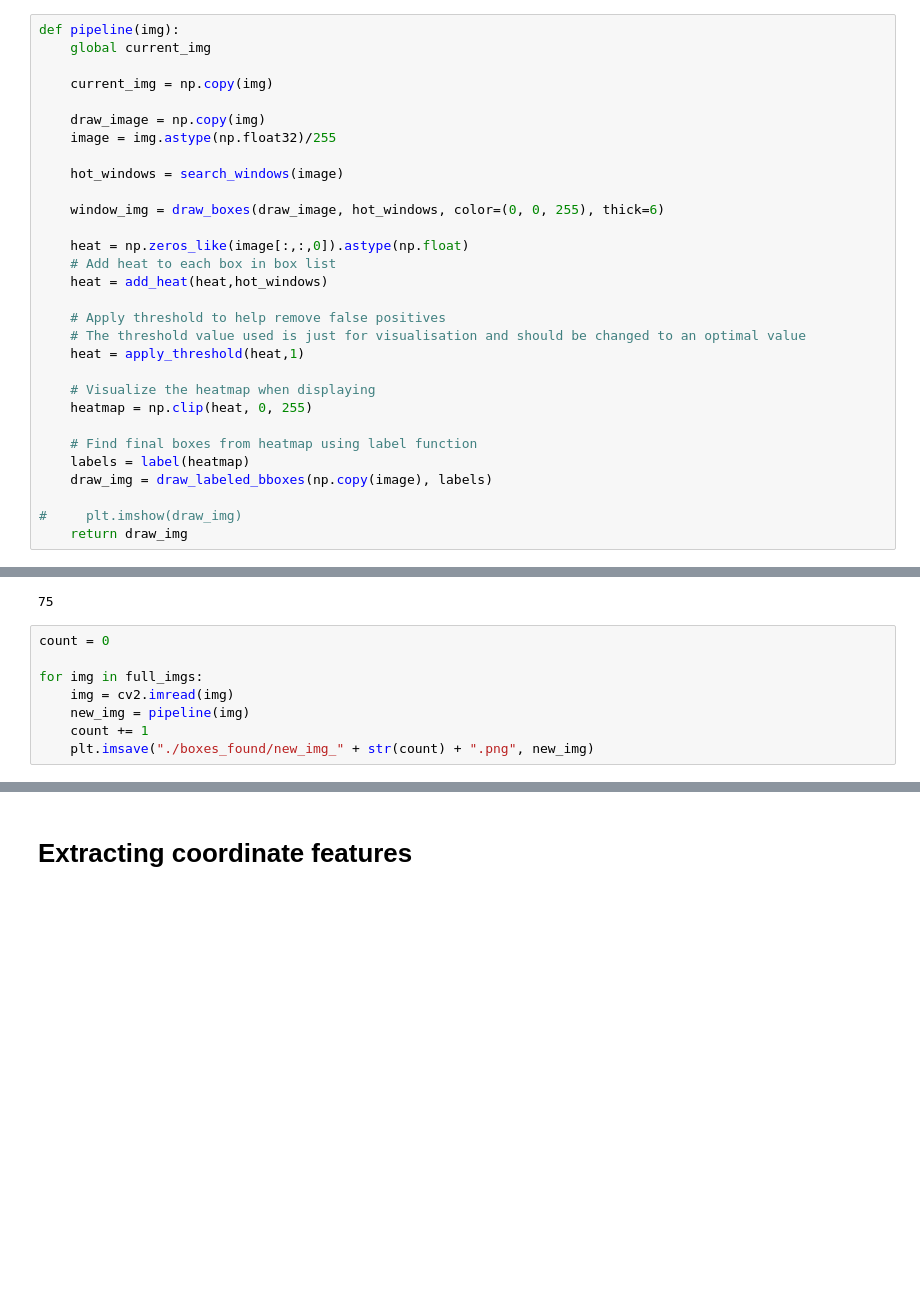
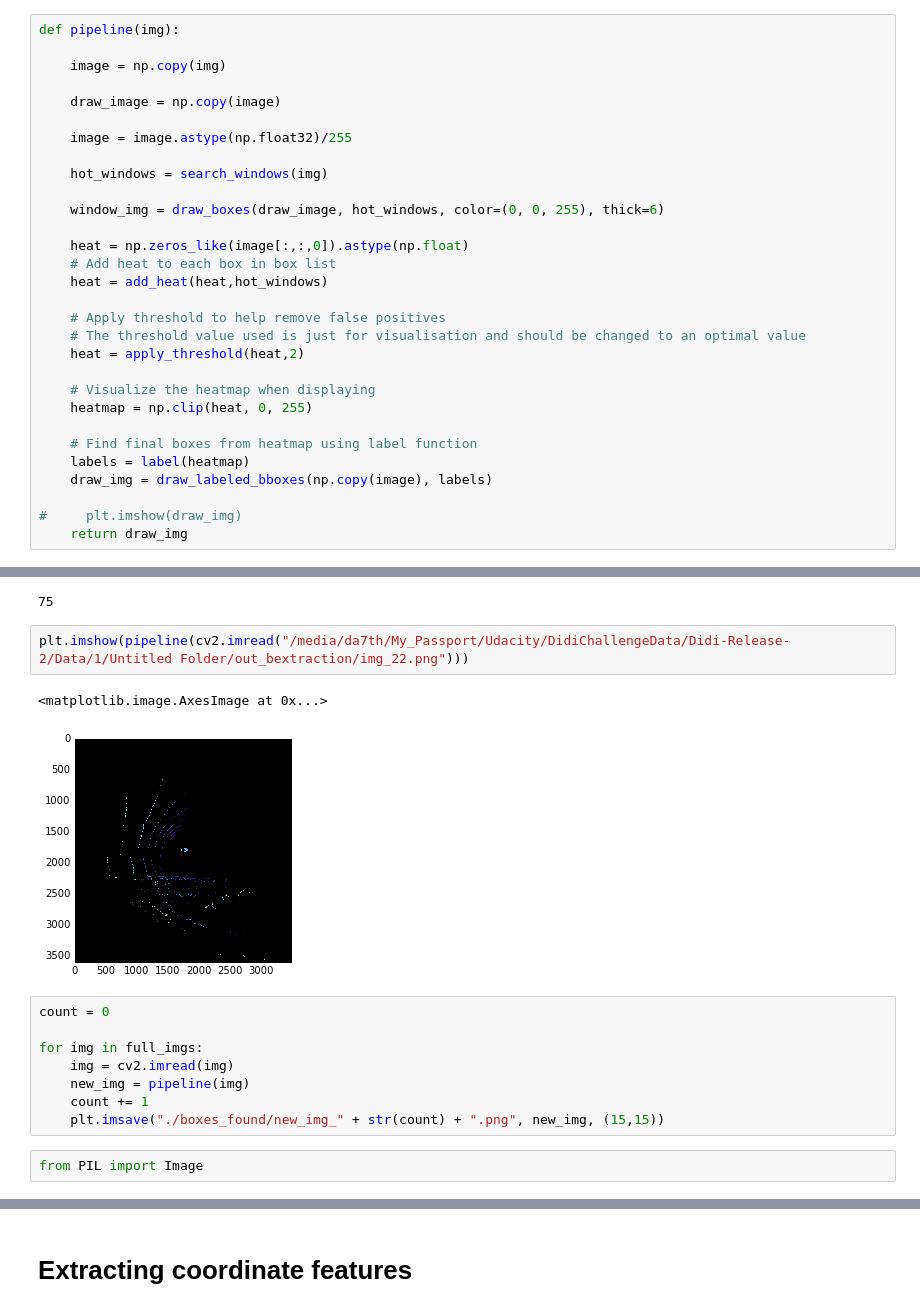
Before and after one commit to moe-elsadig/DidiChallengeHelperScripts, a Jupyter notebook: DiDi_Dataset2/Feature_extraction_from_velo_points.ipynb, the cells around one changed output, grey strips where cells are left out. Drawn from its saved outputs; the diff is of its cells as text; blank space fills up the shorter version.

```diff
--- a/DiDi_Dataset2/Feature_extraction_from_velo_points.ipynb
+++ b/DiDi_Dataset2/Feature_extraction_from_velo_points.ipynb
@@ -911,13 +736,13 @@ plt.imshow(draw_img)
 # %%
 def pipeline(img):
-    global current_img
 
-    current_img = np.copy(img)
+    image = np.copy(img)
 
-    draw_image = np.copy(img)
-    image = img.astype(np.float32)/255
+    draw_image = np.copy(image)
 
-    hot_windows = search_windows(image)
+    image = image.astype(np.float32)/255
+
+    hot_windows = search_windows(img)
 
     window_img = draw_boxes(draw_image, hot_windows, color=(0, 0, 255), thick=6)
 
@@ -927,7 +752,7 @@ def pipeline(img):
 
     # Apply threshold to help remove false positives
     # The threshold value used is just for visualisation and should be changed to an optimal value
-    heat = apply_threshold(heat,1)
+    heat = apply_threshold(heat,2)
 
     # Visualize the heatmap when displaying
     heatmap = np.clip(heat, 0, 255)
@@ -945,6 +770,11 @@ full_imgs = sorted(full_imgs)
 print(len(full_imgs))
 # %% [output]
 75
+# %%
+plt.imshow(pipeline(cv2.imread("/media/da7th/My_Passport/Udacity/DidiChallengeData/Didi-Release-2/Data/1/Untitled Folder/out_bextraction/img_22.png")))
+# %% [output]
+<matplotlib.image.AxesImage at 0x...>
+[figure, added]
 # %%
 count = 0
 
@@ -952,4 +782,6 @@ for img in full_imgs:
     img = cv2.imread(img)
     new_img = pipeline(img)
     count += 1
-    plt.imsave("./boxes_found/new_img_" + str(count) + ".png", new_img)
+    plt.imsave("./boxes_found/new_img_" + str(count) + ".png", new_img, (15,15))
+# %%
+from PIL import Image
```
Also changed, not shown: parts of 34 cells of this notebook.
